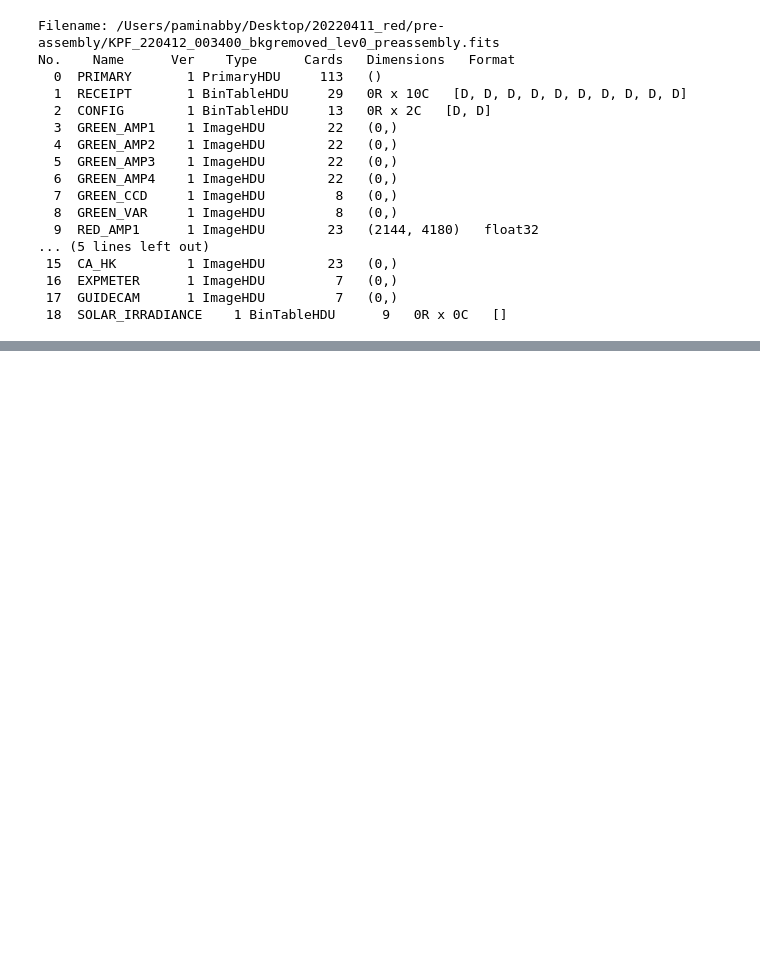
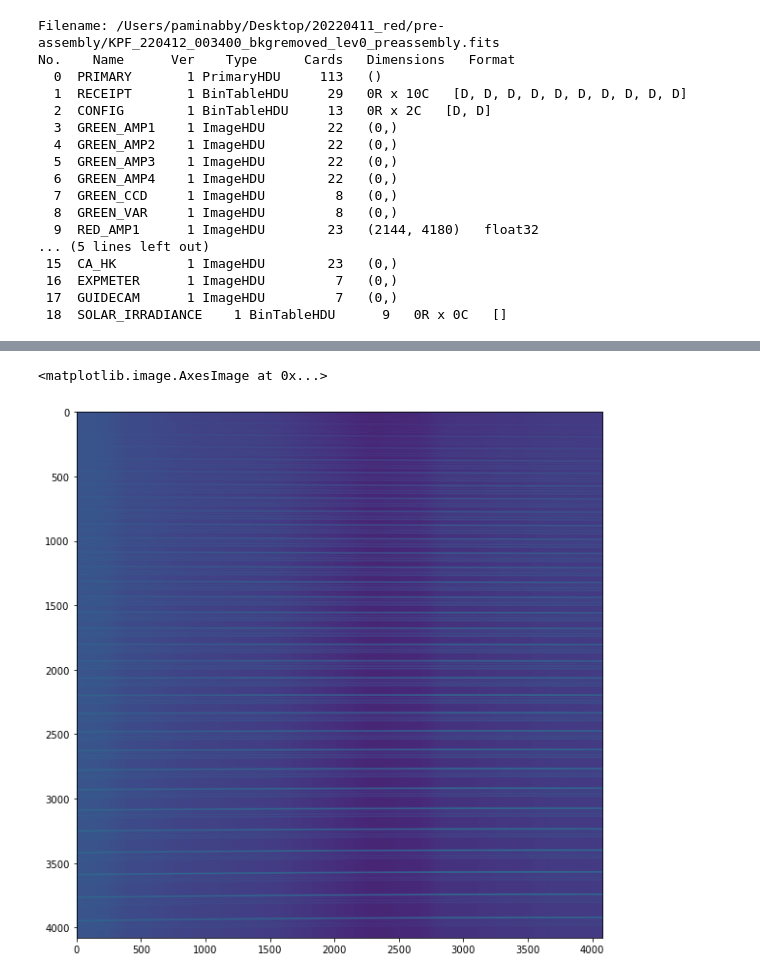
Before and after one commit to Keck-DataReductionPipelines/KPF-Pipeline, a Jupyter notebook: April 11 KPF L0 Object - Red 2 Amp.ipynb, the cells around one changed output, grey strips where cells are left out. Drawn from its saved outputs; the diff is of its cells as text; code cells hidden in the pictures; blank space fills up the shorter version.

```diff
--- a/April 11 KPF L0 Object - Red 2 Amp.ipynb
+++ b/April 11 KPF L0 Object - Red 2 Amp.ipynb
@@ -303,3 +268,5 @@ filee.info()
 # %%
 plt.figure(figsize=(10,10))
 plt.imshow(filee[13].data,aspect='auto')
+# %%
+fitss = fits.open('/Users/paminabby/Desktop/20220411_red/post-assembly/20220415/KPF_220416_003100_2D.fits')
@@ -305,0 +293,6 @@ plt.imshow(filee[13].data,aspect='auto')
+# %%
+plt.figure(figsize=(10,10))
+plt.imshow(fitss['RED_CCD'].data)
+# %% [output]
+<matplotlib.image.AxesImage at 0x...>
+[figure, added]
```
Also changed, not shown: parts of 12 cells of this notebook, 2 other files.
